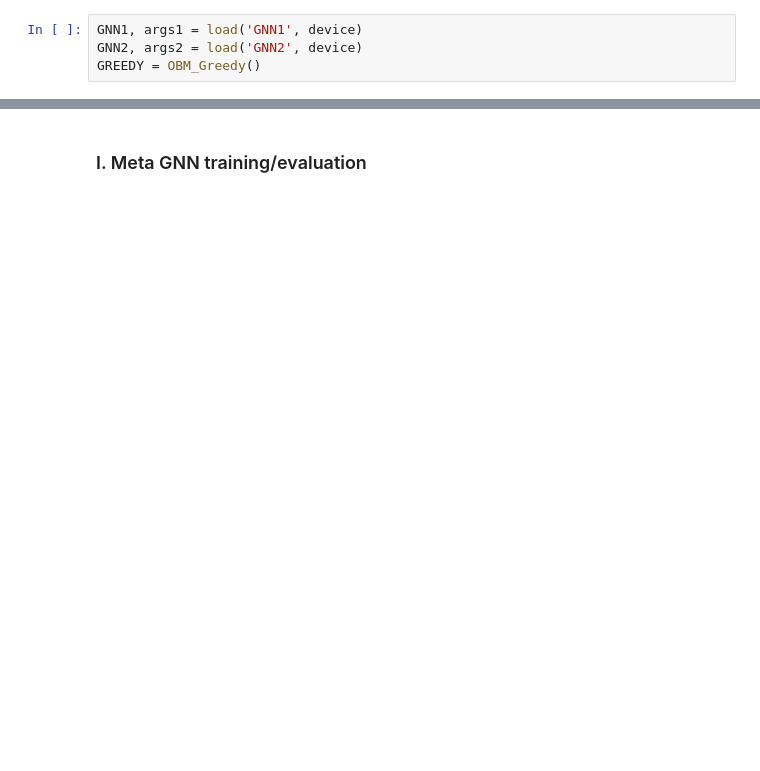
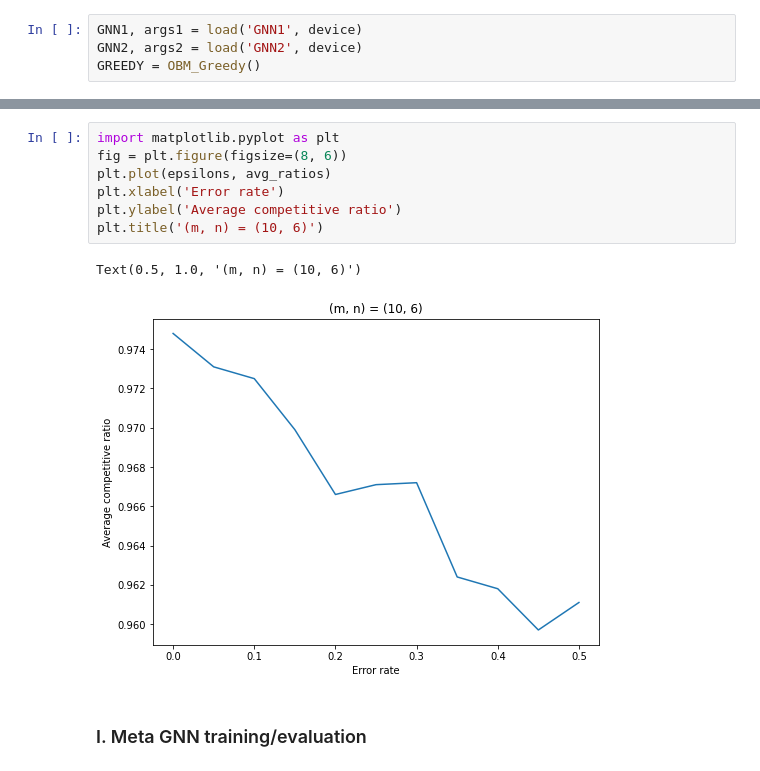
Before and after one commit to anders-wikum/GNN-OBM, a Jupyter notebook: notebooks/meta_learner.ipynb, the cells around one changed output, grey strips where cells are left out. Saved outputs shown, nothing was run; the diff lists cells and outputs as text; blank space fills up the shorter version.

```diff
--- a/notebooks/meta_learner.ipynb
+++ b/notebooks/meta_learner.ipynb
@@ -26,3 +74,13 @@ GREEDY = OBM_Greedy()
+# %%
+import matplotlib.pyplot as plt
+fig = plt.figure(figsize=(8, 6))
+plt.plot(epsilons, avg_ratios)
+plt.xlabel('Error rate')
+plt.ylabel('Average competitive ratio')
+plt.title('(m, n) = (10, 6)')
+# %% [output]
+Text(0.5, 1.0, '(m, n) = (10, 6)')
+[figure, added]
 # %% [markdown]
 ### I. Meta GNN training/evaluation
 # %%
```
Also changed, not shown: parts of 18 cells of this notebook, 5 other files.
